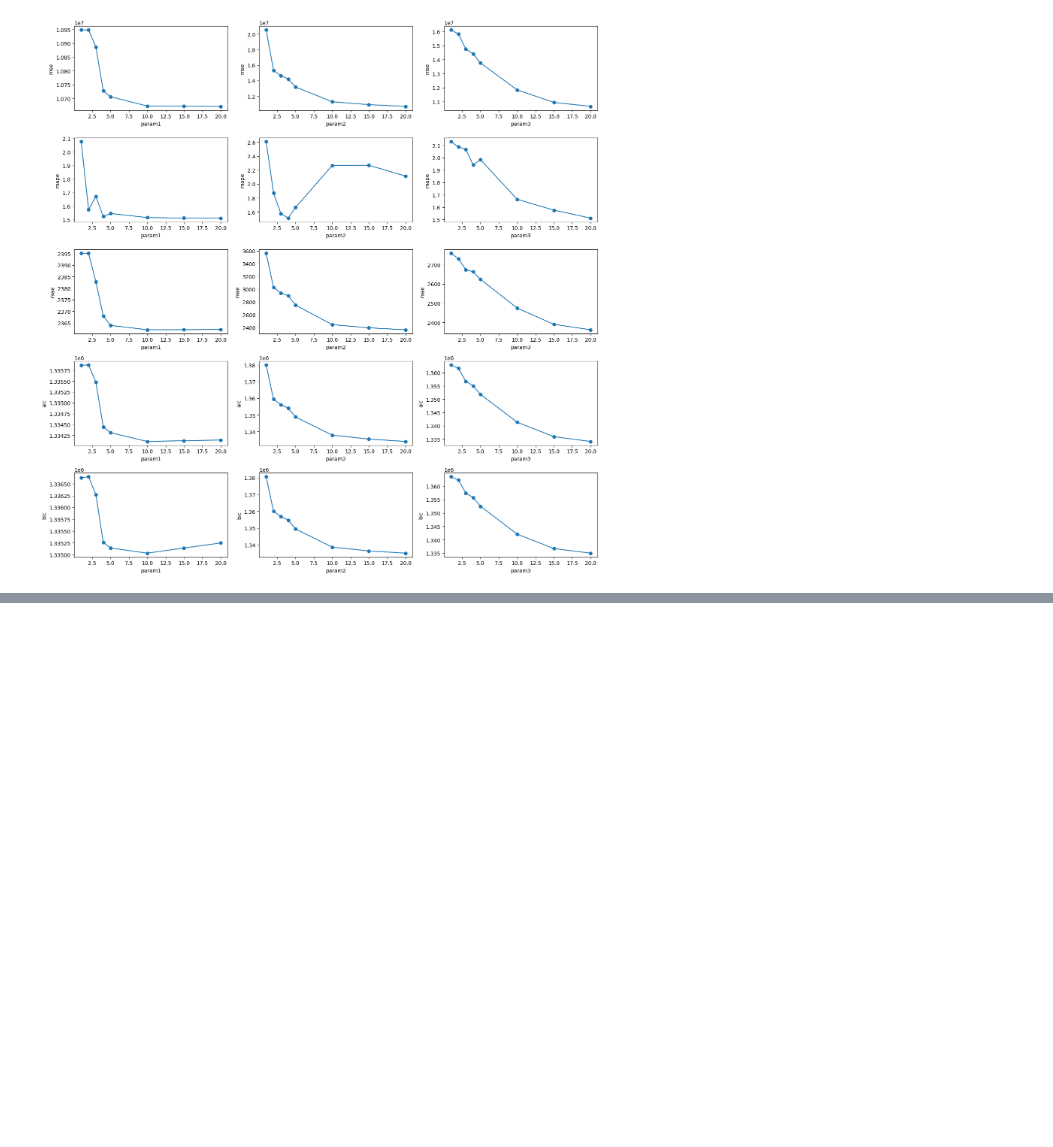
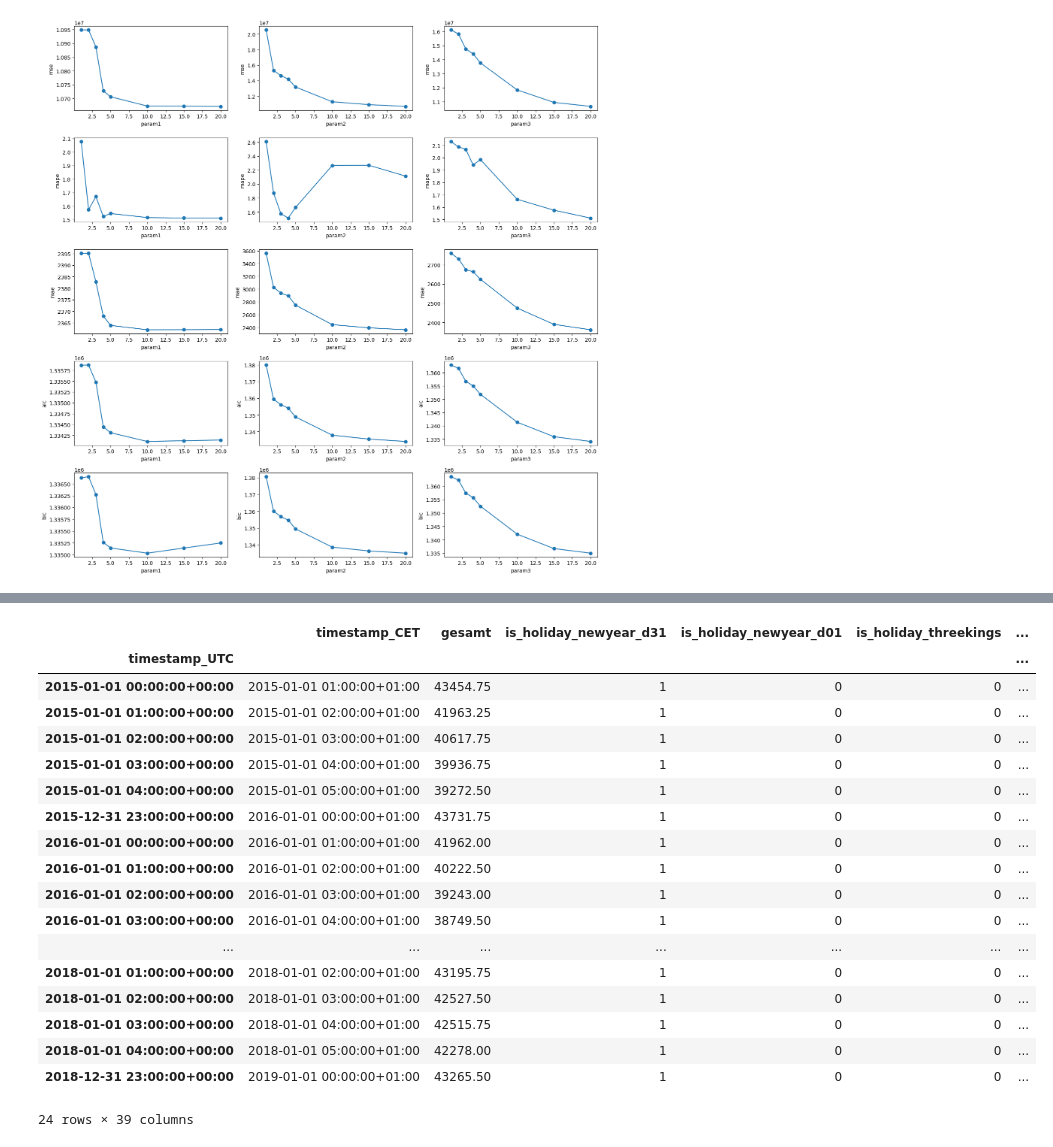
Before and after one commit to hikotei/2023_11-PTSFC, a Jupyter notebook: Energy/2023_12_31 lin reg.ipynb, the cells around one changed output, grey strips where cells are left out. Cells and saved outputs as stored; diff of their text form; code cells hidden in the pictures; blank space fills up the shorter version.

```diff
--- a/Energy/2023_12_31 lin reg.ipynb
+++ b/Energy/2023_12_31 lin reg.ipynb
@@ -550,7 +550,7 @@ plt.ylabel('Target Variable')
 plt.legend()
 plt.show()
 
-params = model.params.values[19:] # remove first 19 params = 1 const + 18 holiday dummies
+params = model.params.values[20:] # remove first 20 params = 1 const + 19 holiday dummies
 
 # = = = = = = = = = = = = = = = = = = = = = = =
 # reconstruct the seasonalities from fitted parameters
@@ -786,0 +839,22 @@ plt.show()
+# %%
+data[data['is_holiday_newyear_d31'] == 1]
+# %% [output]
+|  | timestamp_CET | gesamt | is_holiday_newyear_d31 | is_holiday_newyear_d01 | is_holiday_threekings | ... |
+| timestamp_UTC |  |  |  |  |  | ... |
+| 2015-01-01 00:00:00+00:00 | 2015-01-01 01:00:00+01:00 | 43454.75 | 1 | 0 | 0 | ... |
+| 2015-01-01 01:00:00+00:00 | 2015-01-01 02:00:00+01:00 | 41963.25 | 1 | 0 | 0 | ... |
+| 2015-01-01 02:00:00+00:00 | 2015-01-01 03:00:00+01:00 | 40617.75 | 1 | 0 | 0 | ... |
+| 2015-01-01 03:00:00+00:00 | 2015-01-01 04:00:00+01:00 | 39936.75 | 1 | 0 | 0 | ... |
+| 2015-01-01 04:00:00+00:00 | 2015-01-01 05:00:00+01:00 | 39272.50 | 1 | 0 | 0 | ... |
+| 2015-12-31 23:00:00+00:00 | 2016-01-01 00:00:00+01:00 | 43731.75 | 1 | 0 | 0 | ... |
+| 2016-01-01 00:00:00+00:00 | 2016-01-01 01:00:00+01:00 | 41962.00 | 1 | 0 | 0 | ... |
+| 2016-01-01 01:00:00+00:00 | 2016-01-01 02:00:00+01:00 | 40222.50 | 1 | 0 | 0 | ... |
+| 2016-01-01 02:00:00+00:00 | 2016-01-01 03:00:00+01:00 | 39243.00 | 1 | 0 | 0 | ... |
+| 2016-01-01 03:00:00+00:00 | 2016-01-01 04:00:00+01:00 | 38749.50 | 1 | 0 | 0 | ... |
+| ... | ... | ... | ... | ... | ... | ... |
+| 2018-01-01 01:00:00+00:00 | 2018-01-01 02:00:00+01:00 | 43195.75 | 1 | 0 | 0 | ... |
+| 2018-01-01 02:00:00+00:00 | 2018-01-01 03:00:00+01:00 | 42527.50 | 1 | 0 | 0 | ... |
+| 2018-01-01 03:00:00+00:00 | 2018-01-01 04:00:00+01:00 | 42515.75 | 1 | 0 | 0 | ... |
+| 2018-01-01 04:00:00+00:00 | 2018-01-01 05:00:00+01:00 | 42278.00 | 1 | 0 | 0 | ... |
+| 2018-12-31 23:00:00+00:00 | 2019-01-01 00:00:00+01:00 | 43265.50 | 1 | 0 | 0 | ... |
+24 rows × 39 columns
```
Also changed, not shown: parts of 7 cells of this notebook, 1 other file.
